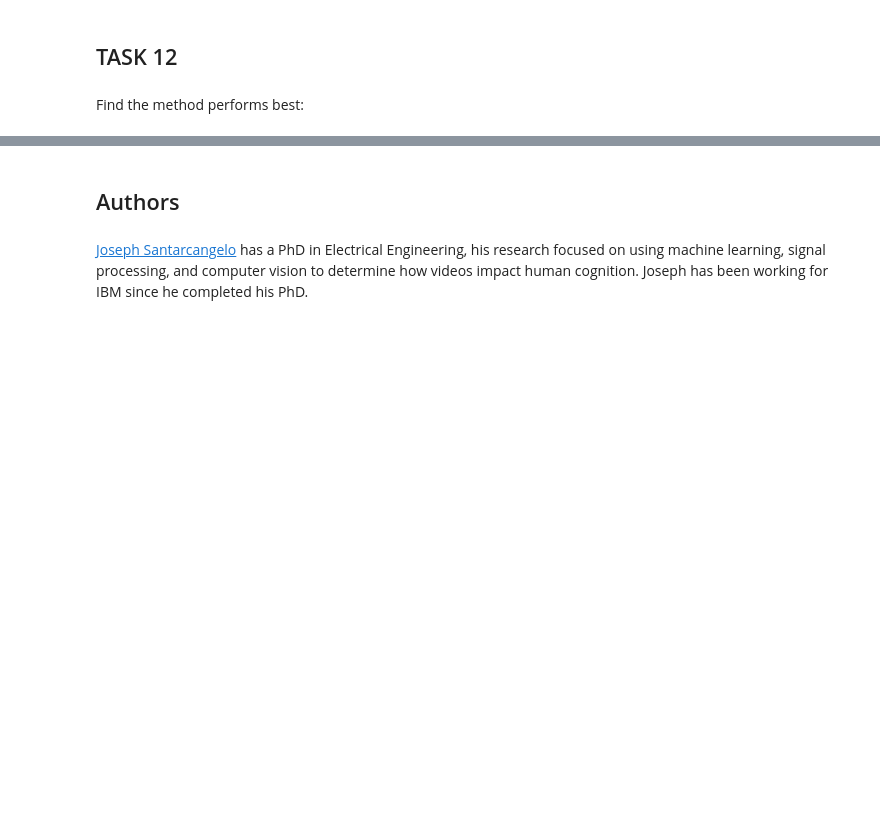
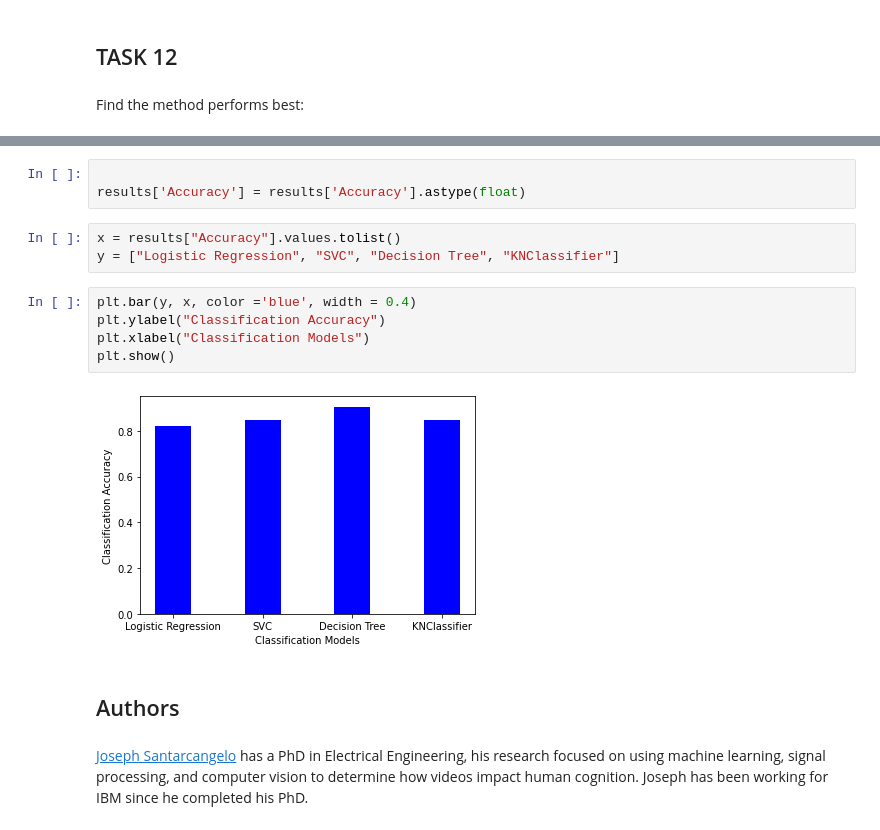
Before and after one commit to ugepet/IBM_Watson_Studio_Projects, a Jupyter notebook: SpaceX_Machine_Learning_Prediction_Part_5.ipynb, the cells around one changed output, grey strips where cells are left out. Drawn from its saved outputs; the diff is of its cells as text; blank space fills up the shorter version.

```diff
--- a/SpaceX_Machine_Learning_Prediction_Part_5.ipynb
+++ b/SpaceX_Machine_Learning_Prediction_Part_5.ipynb
@@ -371,4 +371,17 @@ results
 | 3 | KNeighborsClassifier() | 0.8482142857142858 | 0.8333333333333334 |
+# %%
+
+results['Accuracy'] = results['Accuracy'].astype(float)
+# %%
+x = results["Accuracy"].values.tolist()
+y = ["Logistic Regression", "SVC", "Decision Tree", "KNClassifier"]
+# %%
+plt.bar(y, x, color ='blue', width = 0.4)
+plt.ylabel("Classification Accuracy")
+plt.xlabel("Classification Models")
+plt.show()
+# %% [output]
+[figure, added]
 # %% [markdown]
 ## Authors
 # %% [markdown]
```
Also changed, not shown: parts of 4 cells of this notebook.
